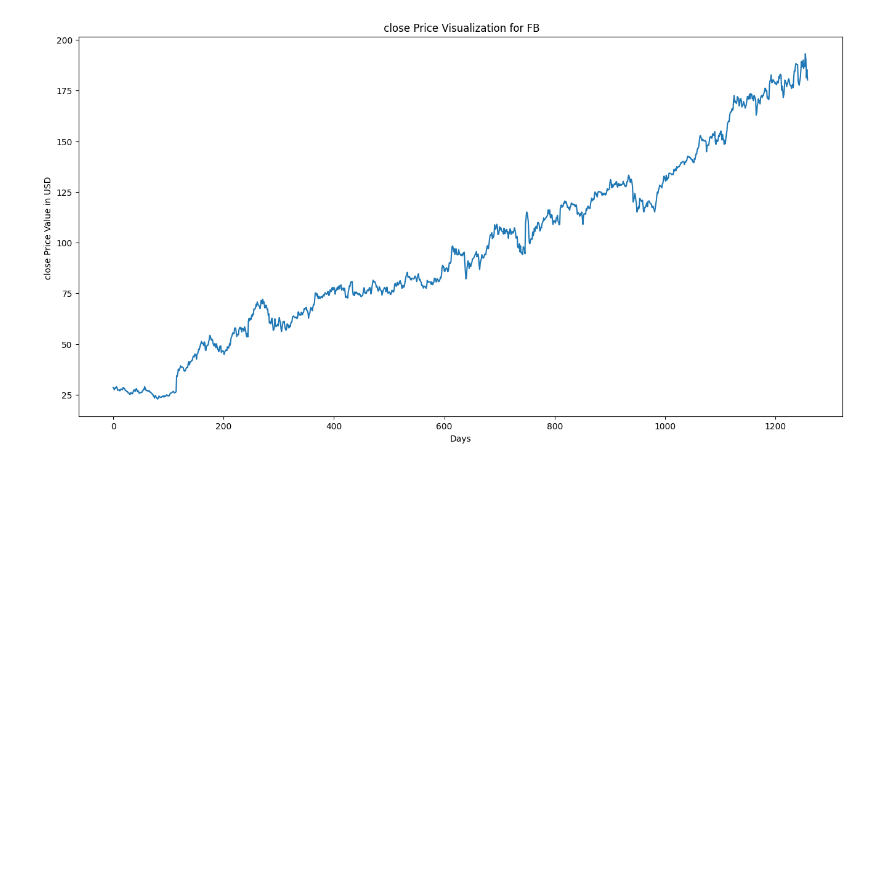
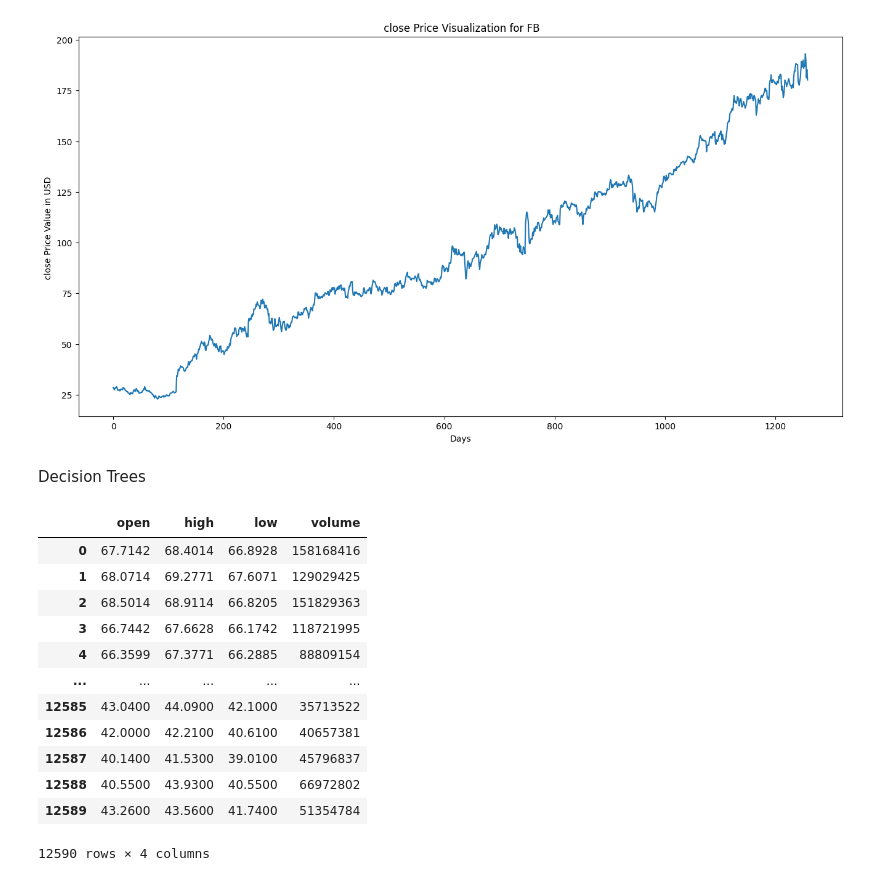
Before and after one commit to paarthvisharma/StockPricePrediction, a Jupyter notebook: StockPrediction.ipynb, the cells around one changed output. Saved outputs shown, nothing was run; the diff lists cells and outputs as text; code cells hidden in the pictures; blank space fills up the shorter version.

```diff
--- a/StockPrediction.ipynb
+++ b/StockPrediction.ipynb
@@ -175,3 +189,5 @@ plot(filtered_df, 'F', 'close')
 plot(filtered_df, 'FB', 'close')
 # %% [output]
 [figure]
+# %% [markdown]
+Decision Trees
@@ -177,0 +204,18 @@ plot(filtered_df, 'FB', 'close')
+# %%
+features_to_drop =['close', 'Name', 'Year']
+X = filtered_df.drop(features_to_drop, axis=1)
+X
+# %% [output]
+|  | open | high | low | volume |
+| 0 | 67.7142 | 68.4014 | 66.8928 | 158168416 |
+| 1 | 68.0714 | 69.2771 | 67.6071 | 129029425 |
+| 2 | 68.5014 | 68.9114 | 66.8205 | 151829363 |
+| 3 | 66.7442 | 67.6628 | 66.1742 | 118721995 |
+| 4 | 66.3599 | 67.3771 | 66.2885 | 88809154 |
+| ... | ... | ... | ... | ... |
+| 12585 | 43.0400 | 44.0900 | 42.1000 | 35713522 |
+| 12586 | 42.0000 | 42.2100 | 40.6100 | 40657381 |
+| 12587 | 40.1400 | 41.5300 | 39.0100 | 45796837 |
+| 12588 | 40.5500 | 43.9300 | 40.5500 | 66972802 |
+| 12589 | 43.2600 | 43.5600 | 41.7400 | 51354784 |
+12590 rows × 4 columns
```
Also changed, not shown: parts of 10 cells of this notebook.
